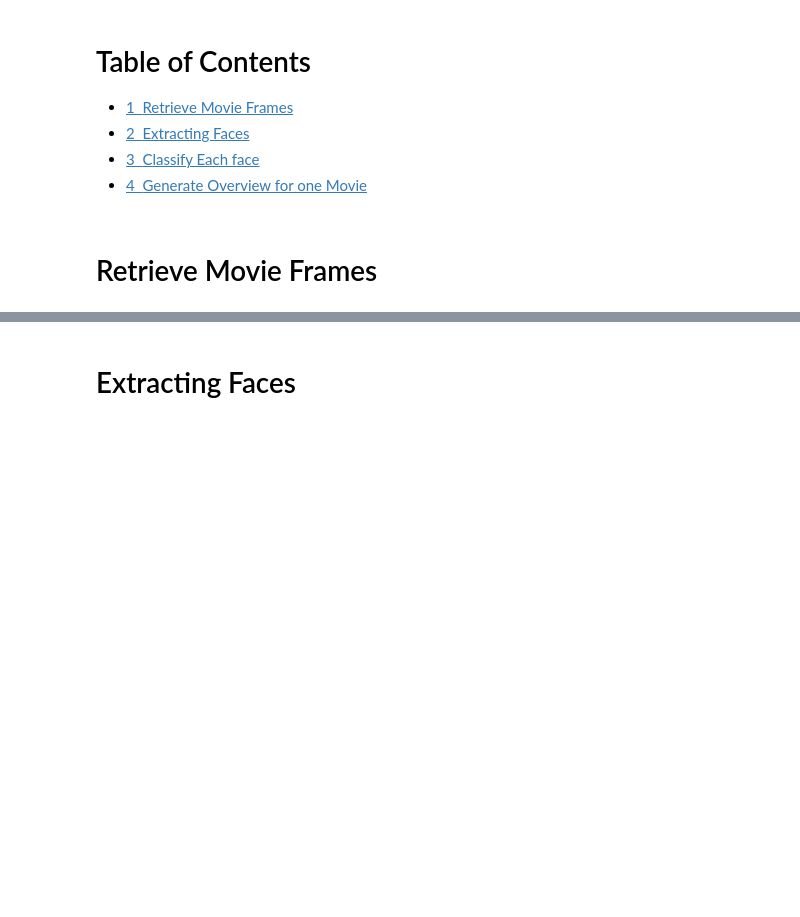
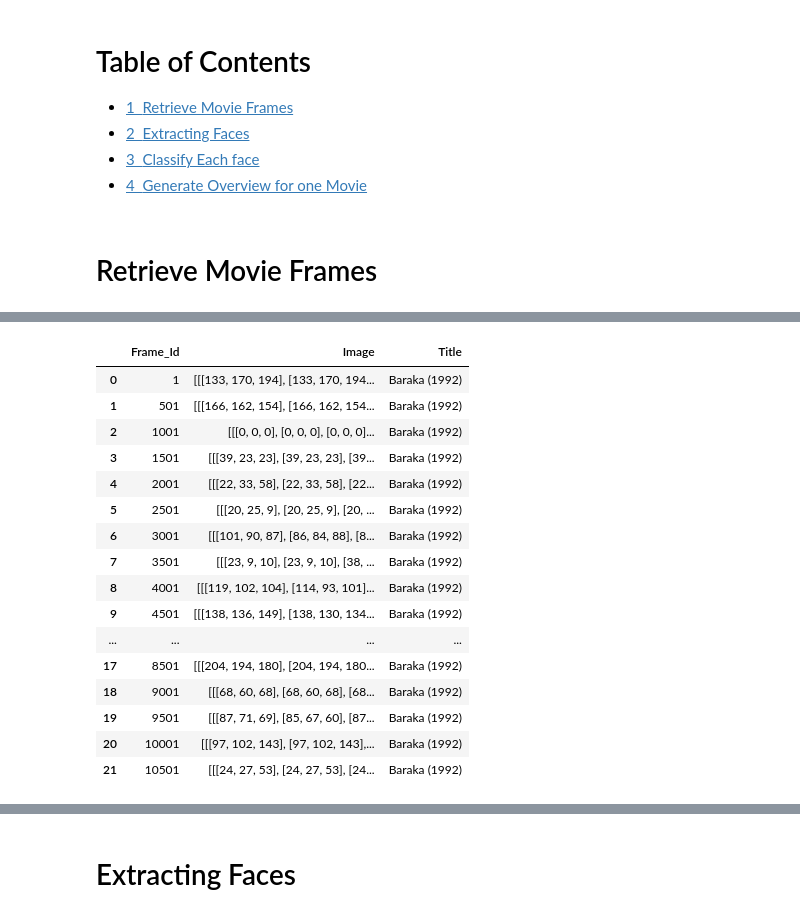
Before and after one commit to moe221/diversity_in_cinema, a Jupyter notebook: notebooks/moe221_generate_data_form_one_movie.ipynb, the cells around one changed output, grey strips where cells are left out. Cells and saved outputs as stored; diff of their text form; code cells hidden in the pictures; blank space fills up the shorter version.

```diff
--- a/notebooks/moe221_generate_data_form_one_movie.ipynb
+++ b/notebooks/moe221_generate_data_form_one_movie.ipynb
@@ -30,0 +54,20 @@ df_movie = get_images(movie_list[420], frame_interval=4)
+# %%
+df_movie_2
+# %% [output]
+|  | Frame_Id | Image | Title |
+| 0 | 1 | [[[133, 170, 194], [133, 170, 194... | Baraka (1992) |
+| 1 | 501 | [[[166, 162, 154], [166, 162, 154... | Baraka (1992) |
+| 2 | 1001 | [[[0, 0, 0], [0, 0, 0], [0, 0, 0]... | Baraka (1992) |
+| 3 | 1501 | [[[39, 23, 23], [39, 23, 23], [39... | Baraka (1992) |
+| 4 | 2001 | [[[22, 33, 58], [22, 33, 58], [22... | Baraka (1992) |
+| 5 | 2501 | [[[20, 25, 9], [20, 25, 9], [20, ... | Baraka (1992) |
+| 6 | 3001 | [[[101, 90, 87], [86, 84, 88], [8... | Baraka (1992) |
+| 7 | 3501 | [[[23, 9, 10], [23, 9, 10], [38, ... | Baraka (1992) |
+| 8 | 4001 | [[[119, 102, 104], [114, 93, 101]... | Baraka (1992) |
+| 9 | 4501 | [[[138, 136, 149], [138, 130, 134... | Baraka (1992) |
+| ... | ... | ... | ... |
+| 17 | 8501 | [[[204, 194, 180], [204, 194, 180... | Baraka (1992) |
+| 18 | 9001 | [[[68, 60, 68], [68, 60, 68], [68... | Baraka (1992) |
+| 19 | 9501 | [[[87, 71, 69], [85, 67, 60], [87... | Baraka (1992) |
+| 20 | 10001 | [[[97, 102, 143], [97, 102, 143],... | Baraka (1992) |
+| 21 | 10501 | [[[24, 27, 53], [24, 27, 53], [24... | Baraka (1992) |
```
Also changed, not shown: parts of 23 cells of this notebook, 8 other files.
